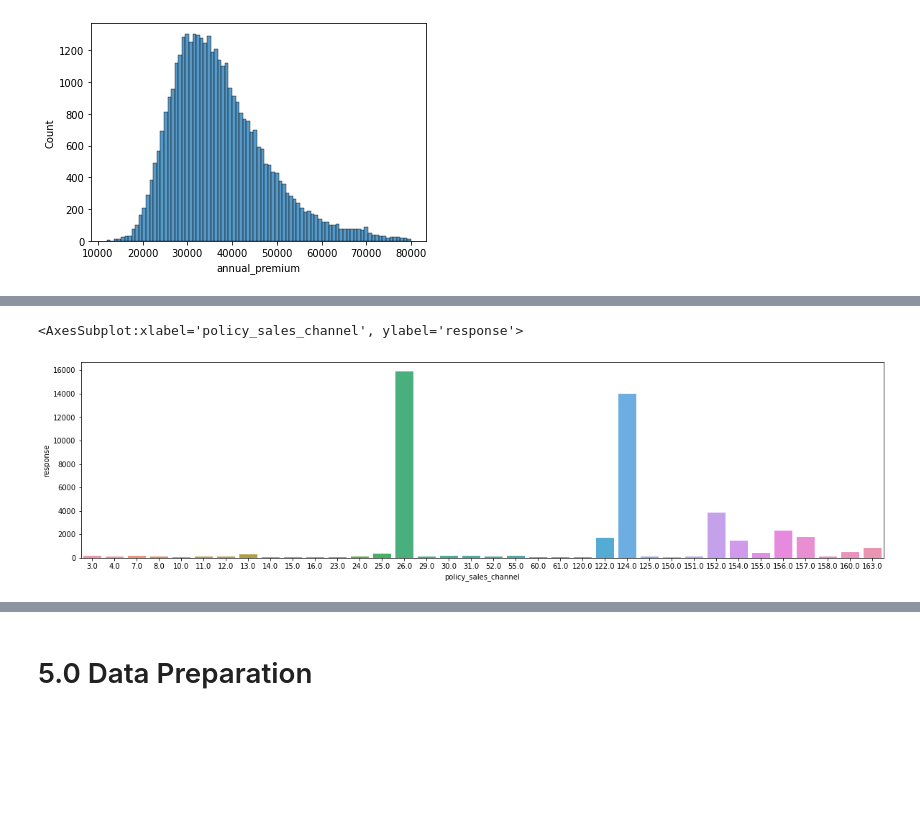
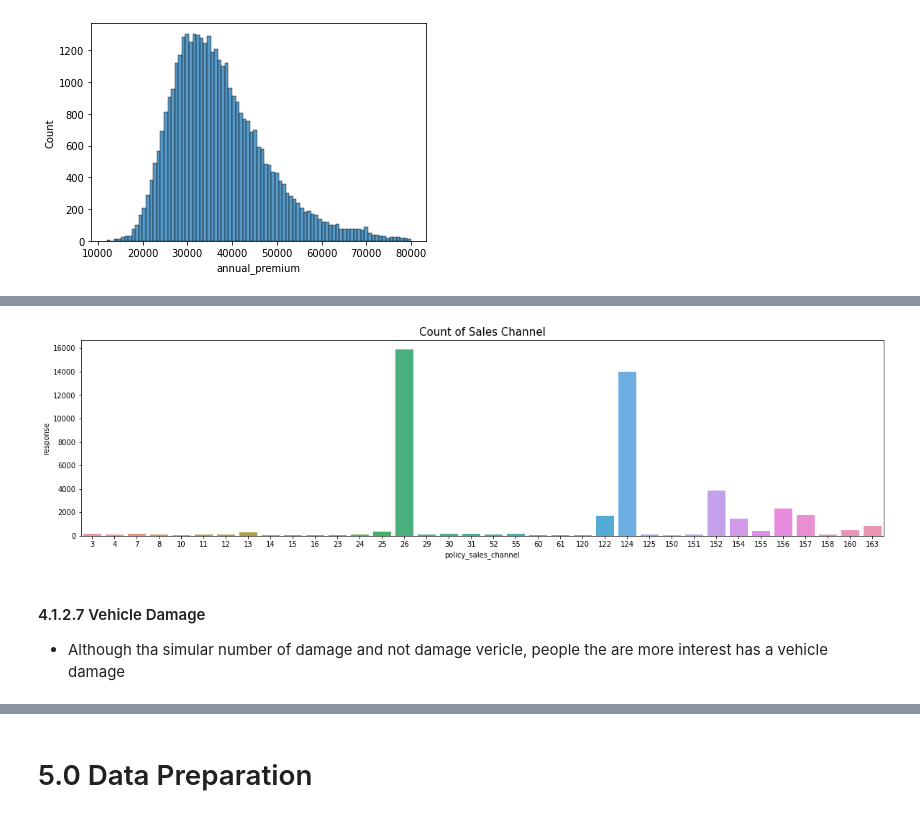
Before and after one commit to ArthurMesquita96/Insurance-Cross-Sell, a Jupyter notebook: insurance_cross_sell_notebook.ipynb, the cells around one changed output, grey strips where cells are left out. Cells and saved outputs as stored; diff of their text form; code cells hidden in the pictures; blank space fills up the shorter version.

```diff
--- a/insurance_cross_sell_notebook.ipynb
+++ b/insurance_cross_sell_notebook.ipynb
@@ -105,0 +126,6 @@ response (int64) :  [0 1]
+# %%
+# region_code
+df1['region_code'] = df1['region_code'].astype('int64')
+
+# policy_sales_channel
+df1['policy_sales_channel'] = df1['policy_sales_channel'].astype('int64')
@@ -293,11 +444,15 @@ df_grouped.plot.bar(stacked=True,figsize=(20,5));
 # %%
 fig = plt.figure(figsize=(20,5))
 aux = df4[["policy_sales_channel", "response"]].groupby('policy_sales_channel').sum().reset_index()
 aux = aux[aux['response'] > 40]
 
-sns.barplot(data=aux,x='policy_sales_channel',y='response')
+sns.barplot(data=aux,x='policy_sales_channel',y='response');
+plt.title('Count of Sales Channel',fontsize=15);
 # %% [output]
-<AxesSubplot:xlabel='policy_sales_channel', ylabel='response'>
-[figure, old version]
+[figure, new version]
+# %% [markdown]
+#### 4.1.2.7 Vehicle Damage
+
+- Although tha simular number of damage and not damage vericle, people the are more interest has a vehicle damage
 # %%
 # 'vehicle_damage'
```
Also changed, not shown: parts of 66 cells of this notebook.
